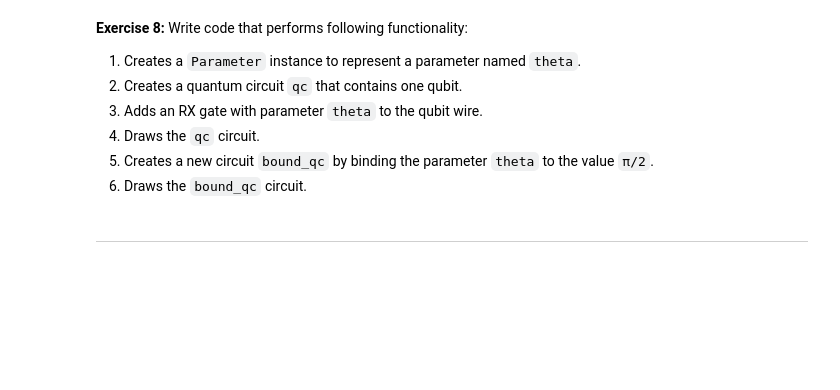
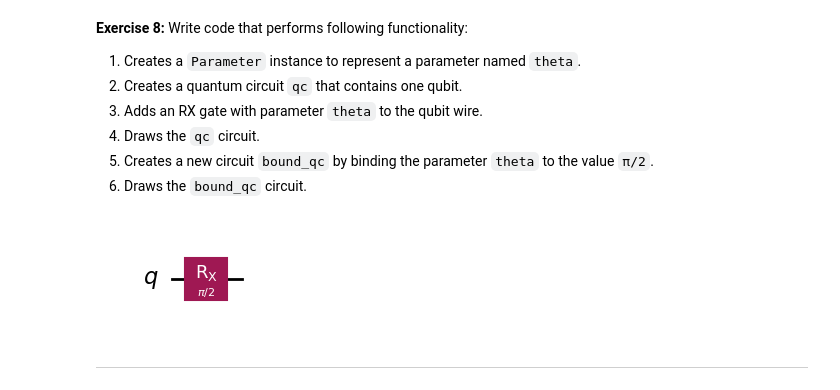
Before and after one commit to ForthFighter/Qiskit-Fall-Fest, a Jupyter notebook: notebooks/qiskit_fundamentals_lab.ipynb, the cells around one changed output. Saved outputs shown, nothing was run; the diff lists cells and outputs as text; code cells hidden in the pictures; blank space fills up the shorter version.

```diff
--- a/notebooks/qiskit_fundamentals_lab.ipynb
+++ b/notebooks/qiskit_fundamentals_lab.ipynb
@@ -212,3 +237,13 @@ Write code that performs following functionality:
+# %%
+# Your code here
+theta = Parameter('t')
+qc = QuantumCircuit(1)
+qc.rx(theta,0)
+qc.draw('mpl')
+bound_qc = qc.assign_parameters({theta: np.pi/2})
+bound_qc.draw('mpl')
+# %% [output]
+[figure, added]
 # %% [markdown]
 ---
 # %% [markdown]
```
Also changed, not shown: parts of 12 cells of this notebook.
